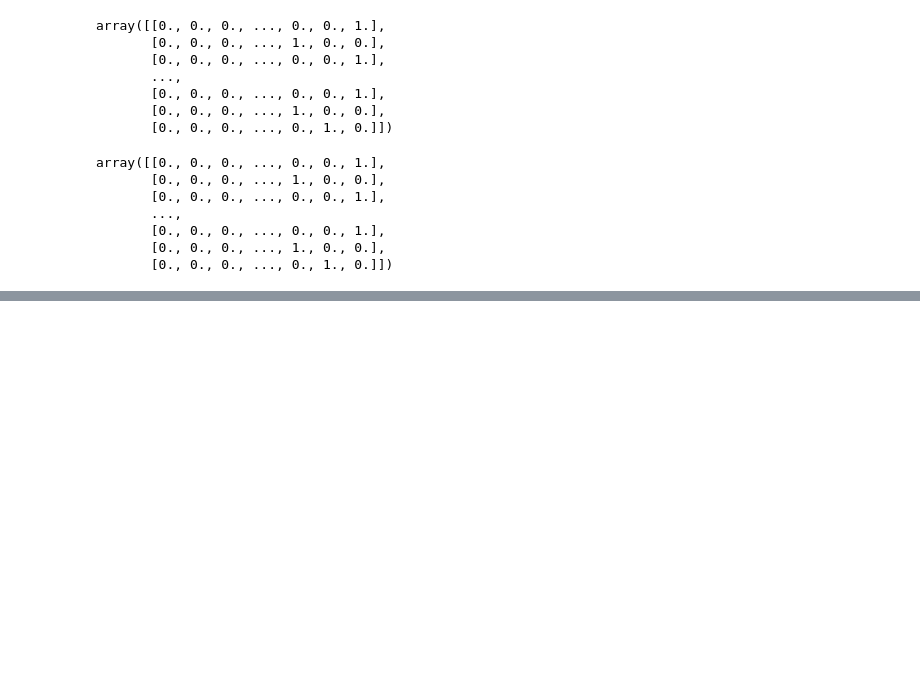
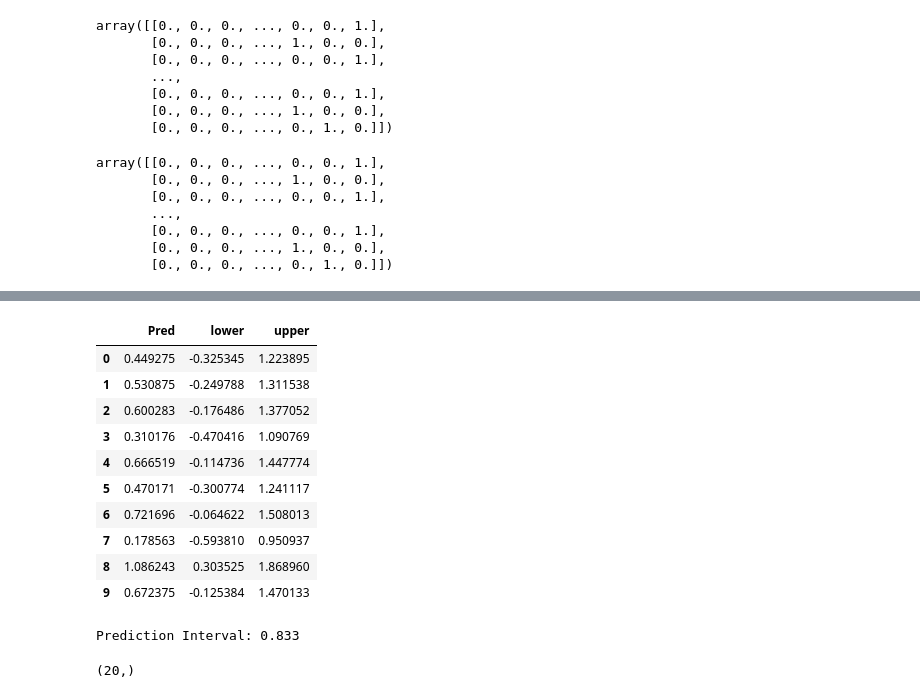
Before and after one commit to avensamareh/Machine-learning-basics, a Jupyter notebook: Some-Basic-Pandas/Some-Basics-Pandas.ipynb, the cells around one changed output, grey strips where cells are left out. Drawn from its saved outputs; the diff is of its cells as text; code cells hidden in the pictures; blank space fills up the shorter version.

```diff
--- a/Some-Basic-Pandas/Some-Basics-Pandas.ipynb
+++ b/Some-Basic-Pandas/Some-Basics-Pandas.ipynb
@@ -390,0 +475,71 @@ array([[0., 0., 0., ..., 0., 0., 1.],
+# %%
+class LRPI:
+    def __init__(self, normalize=False, n_jobs=1, t_value = 2.13144955):
+        self.normalize = normalize
+        self.n_jobs = n_jobs
+        self.LR = linear_model.LinearRegression(normalize=self.normalize, n_jobs= self.n_jobs)
+        self.t_value = t_value
+
+    def fit(self, X_train, y_train):
+        self.X_train = pd.DataFrame(X_train.values)
+        self.y_train = pd.DataFrame(y_train.values)
+
+        self.LR.fit(self.X_train, self.y_train)
+        X_train_fit = self.LR.predict(self.X_train)
+        self.MSE = np.power(self.y_train.subtract(X_train_fit), 2).sum(axis=0) / (self.X_train.shape[0] - self.X_train.shape[1] - 1)
+        self.X_train.loc[:, 'const_one'] = 1
+        self.XTX_inv = np.linalg.inv(np.dot(np.transpose(self.X_train.values) , self.X_train.values))
+
+    def predict(self, X_test):
+        self.X_test = pd.DataFrame(X_test.values)
+        self.pred = self.LR.predict(self.X_test)
+        self.X_test.loc[: , 'const_one'] =1
+        SE = [np.dot(np.transpose(self.X_test.values[i]) , np.dot(self.XTX_inv, self.X_test.values[i]) ) for i in range(len(self.X_test)) ]
+        results = pd.DataFrame(self.pred , columns=['Pred'])
+
+        results.loc[:,"lower"] = results['Pred'].subtract((self.t_value)* (np.sqrt(self.MSE.values + np.multiply(SE,self.MSE.values) )),  axis=0)
+        results.loc[:,"upper"] = results['Pred'].add((self.t_value)* (np.sqrt(self.MSE.values + np.multiply(SE,self.MSE.values) )),  axis=0)
+
+        return results
+# %%
+
+from sklearn.model_selection import train_test_split
+import pandas as pd
+import numpy as np
+from sklearn import datasets, linear_model
+from __future__ import division
+df = read_data('data.ndjson')  # run the read_data function
+target = df['y']
+data = df['x']
+X_train,X_test,y_train,y_test = train_test_split(X,y, test_size = 0.3)
+model = LRPI()
+model.fit(X_train, y_train)
+results = model.predict(X_test)
+results.head(10)
+# %% [output]
+|  | Pred | lower | upper |
+| 0 | 0.449275 | -0.325345 | 1.223895 |
+| 1 | 0.530875 | -0.249788 | 1.311538 |
+| 2 | 0.600283 | -0.176486 | 1.377052 |
+| 3 | 0.310176 | -0.470416 | 1.090769 |
+| 4 | 0.666519 | -0.114736 | 1.447774 |
+| 5 | 0.470171 | -0.300774 | 1.241117 |
+| 6 | 0.721696 | -0.064622 | 1.508013 |
+| 7 | 0.178563 | -0.593810 | 0.950937 |
+| 8 | 1.086243 | 0.303525 | 1.868960 |
+| 9 | 0.672375 | -0.125384 | 1.470133 |
+# %%
+from sklearn.metrics import mean_squared_error
+MSE = mean_squared_error(results['Pred'],y_test)
+stdev = np.sqrt(MSE)
+# calculate prediction interval
+interval = 1.96 * stdev
+print('Prediction Interval: %.3f' % interval)
+# %% [output]
+Prediction Interval: 0.833
+# %%
+x = 2 - 3 * np.random.normal(0, 1, 20)
+y = x - 2 * (x ** 2) + 0.5 * (x ** 3) + np.random.normal(-3, 3, 20)
+x.shape
+# %% [output]
+(20,)
```
Also changed, not shown: parts of 17 cells of this notebook, 6 other files.
